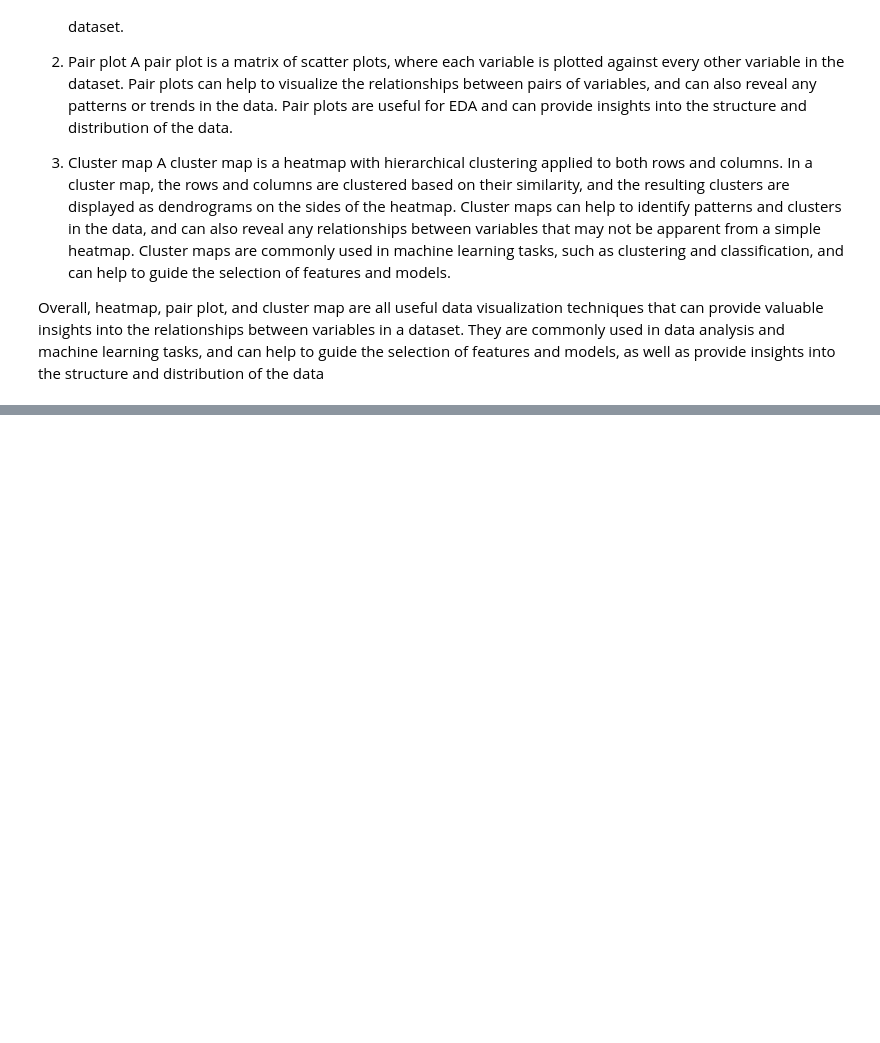
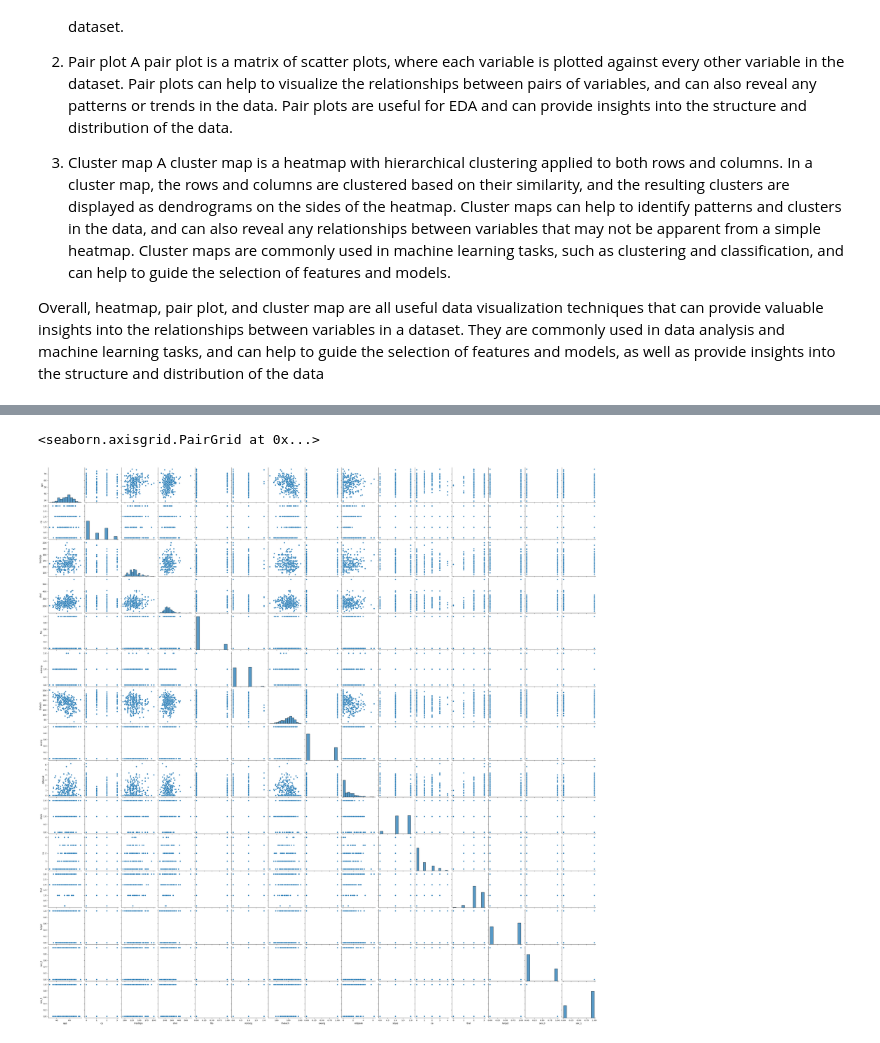
Before and after one commit to Ankith7889/AIML-Project, a Jupyter notebook: heart_disease.ipynb, the cells around one changed output, grey strips where cells are left out. Saved outputs shown, nothing was run; the diff lists cells and outputs as text; code cells hidden in the pictures; blank space fills up the shorter version.

```diff
--- a/heart_disease.ipynb
+++ b/heart_disease.ipynb
@@ -84,0 +143,5 @@ Overall, heatmap, pair plot, and cluster map are all useful data visualization t
+# %%
+sns.pairplot(data)
+# %% [output]
+<seaborn.axisgrid.PairGrid at 0x...>
+[figure, added]
```
Also changed, not shown: parts of 10 cells of this notebook.
